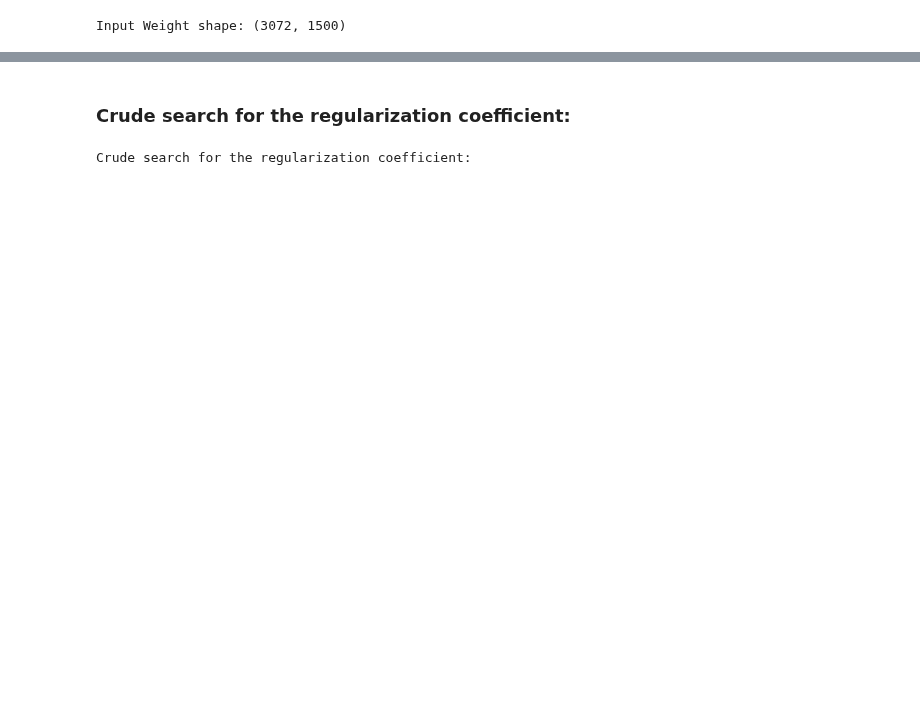
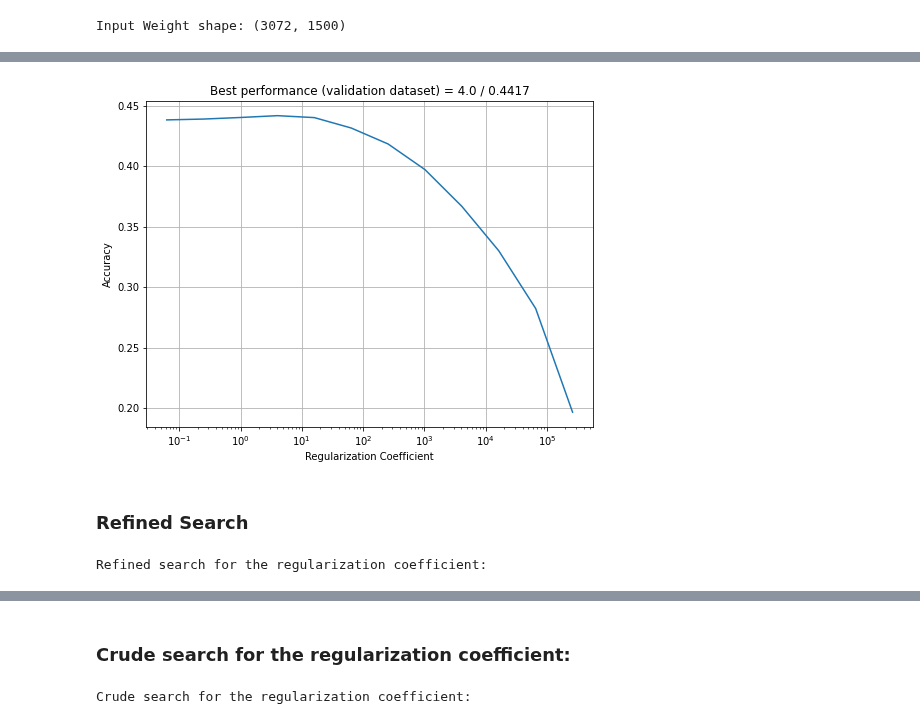
Before and after one commit to SamuelBFG/DL-studies, a Jupyter notebook: IA353/EFp2_CIFAR10.ipynb, the cells around one changed output, grey strips where cells are left out. Drawn from its saved outputs; the diff is of its cells as text; code cells hidden in the pictures; blank space fills up the shorter version.

```diff
--- a/IA353/EFp2_CIFAR10.ipynb
+++ b/IA353/EFp2_CIFAR10.ipynb
@@ -64,0 +146,67 @@ Input Weight shape: (3072, 1500)
+# %%
+plt.figure(figsize=(8, 6))
+plt.xlabel('Regularization Coefficient')
+plt.ylabel('Accuracy')
+plt.title('Best performance (validation dataset) = {} / {}'.format(c_min, hit_rate_max))
+plt.semilogx(v_c, v_hit_rate_v)
+plt.grid(True)
+plt.show()
+# %% [output]
+[figure, added]
+# %% [markdown]
+### Refined Search
+# %%
+v_c2 = []
+v_hit_rate_tr2 = []
+v_hit_rate_v2 = []
+hit_rate_max2 = 0
+
+"""
+ Given the best crude value for the regularization coeffcient, the refined
+ search will consider the interval between the previous and the subsequent
+ crude values.
+"""
+
+print('Refined search for the regularization coefficient:')
+
+step = 0.1*(4*c_min-c_min/4)
+for p in np.arange(c_min/4, 4*c_min, step, dtype=float):
+  C = p
+  v_c2.append(C) # Vector containing every value of crude search
+
+  X = input_to_hidden(Xtr)
+  Xt = np.transpose(X)
+
+  # Regularized least squares (Ridge Regression)
+  w = np.dot(np.linalg.inv(np.dot(Xt, X) + C * np.identity(X.shape[1])), np.dot(Xt, Str))
+
+  # Training set:
+  S_est_tr = np.dot(X, w)
+  hit_tr = 0 # To count when the classifier is correct (for every sample)
+  for i in range(N):
+    indmax = np.argmax(S_est_tr[i,:], axis=0)
+    if Str[i,indmax] > 0.5:
+      hit_tr+=1
+
+  hit_rate_tr = hit_tr/N
+  v_hit_rate_tr2.append(hit_rate_tr)
+
+
+  X = input_to_hidden(Xv)
+  # Validation set:
+  S_est_v = np.dot(X, w)
+  hit_v = 0 # To count when the classifier is correct (for every sample)
+  for i in range(Nv):
+    indmax = np.argmax(S_est_v[i,:], axis=0)
+    if Sv[i,indmax] > 0.5:
+      hit_v+=1
+
+  hit_rate_v = hit_v/Nv
+  v_hit_rate_v2.append(hit_rate_v)
+
+  if hit_rate_v >= hit_rate_max2:
+    hit_rate_max2 = hit_rate_v
+    c_min2 = C
+    w_min2 = w
+# %% [output]
+Refined search for the regularization coefficient:
```
Also changed, not shown: parts of 41 cells of this notebook.
